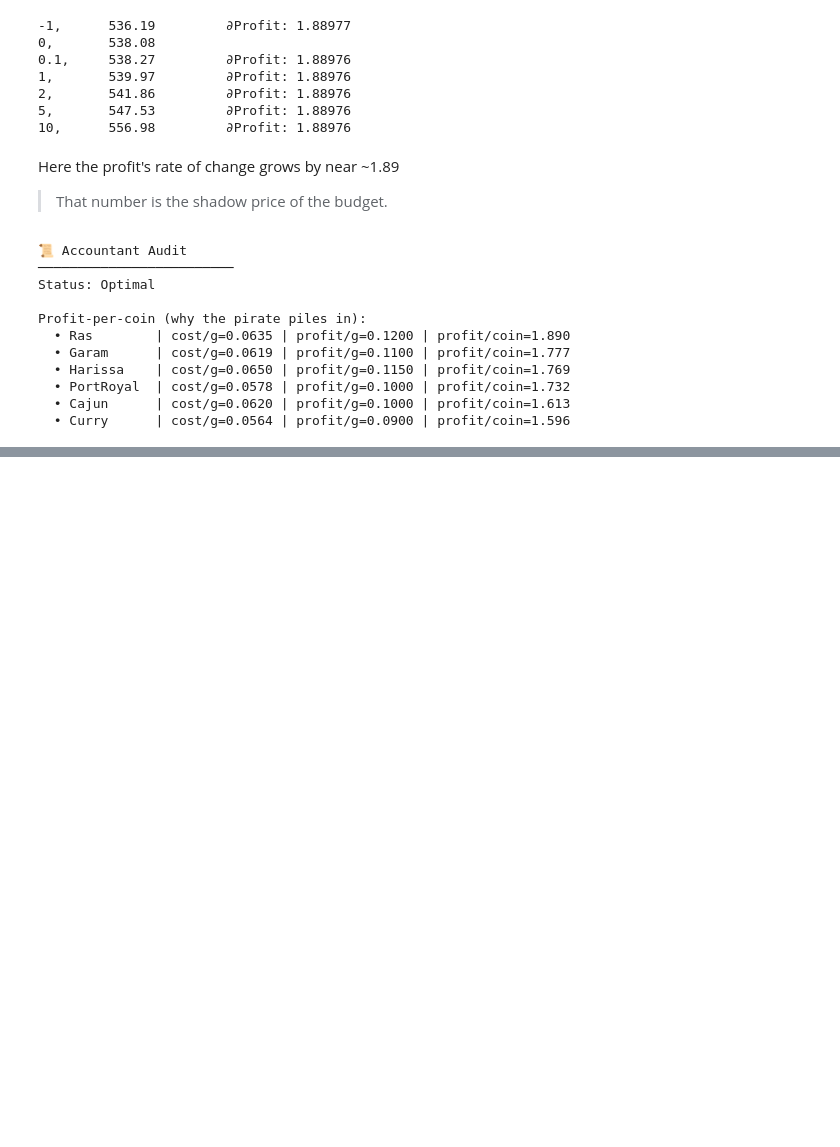
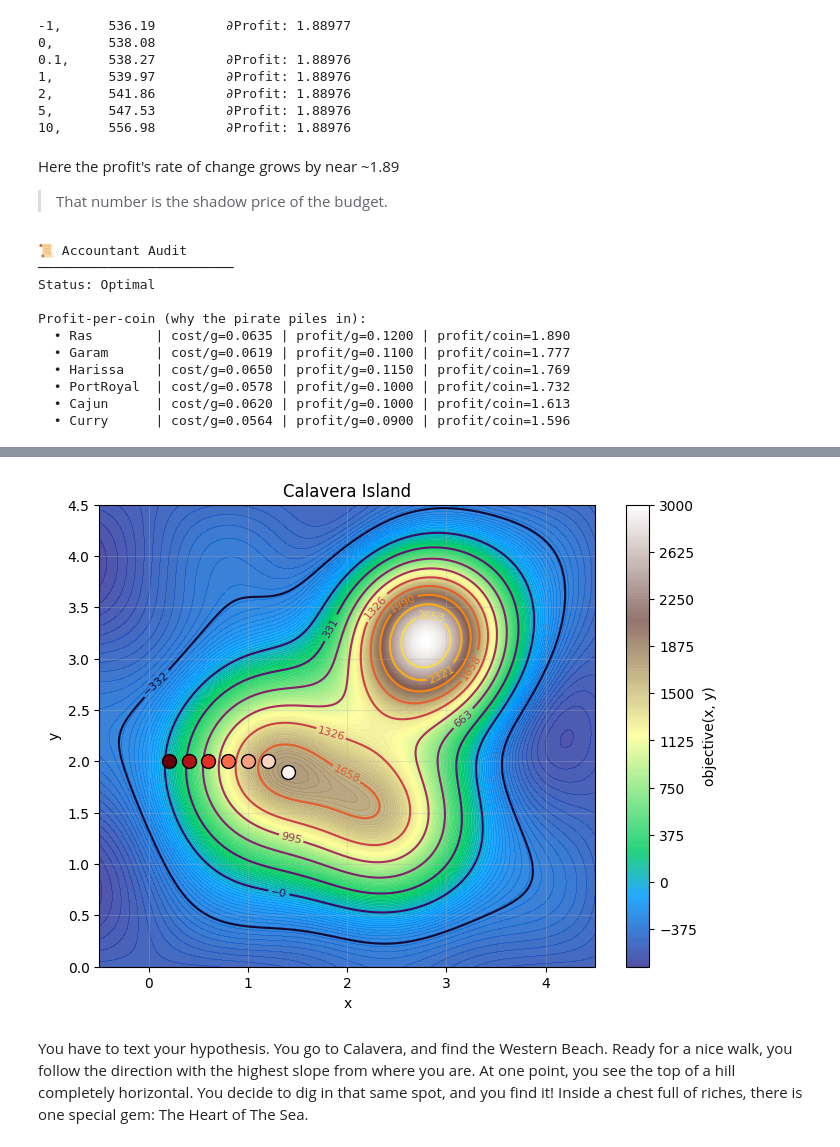
Before and after one commit to JulTob/Optimization, a Jupyter notebook: Introduction_to_Optimization.ipynb, the cells around one changed output, grey strips where cells are left out. Drawn from its saved outputs; the diff is of its cells as text; code cells hidden in the pictures; blank space fills up the shorter version.

```diff
--- a/Introduction_to_Optimization.ipynb
+++ b/Introduction_to_Optimization.ipynb
@@ -1963,0 +1991,13 @@ Profit-per-coin (why the pirate piles in):
+# %%
+plot_2D(
+    objective=CalaveraIsland,
+    x_rank=(-0.5, 4.5),
+    y_rank=(-0, 4.5),
+    levels=150,
+    title="Calavera Island",
+    points=[(1.4, 1.9), (1.2, 2), (1.0, 2), (0.8, 2), (0.6, 2), (0.4, 2), (0.2, 2)],
+    points_cmap = "Reds")
+# %% [output]
+[figure, added]
+# %% [markdown]
+You have to text your hypothesis. You go to Calavera, and find the Western Beach. Ready for a nice walk, you follow the direction with the highest slope from where you are. At one point, you see the top of a hill completely horizontal. You decide to dig in that same spot, and you find it! Inside a chest full of riches, there is one special gem: The Heart of The Sea.
```
Also changed, not shown: parts of 8 cells of this notebook.
